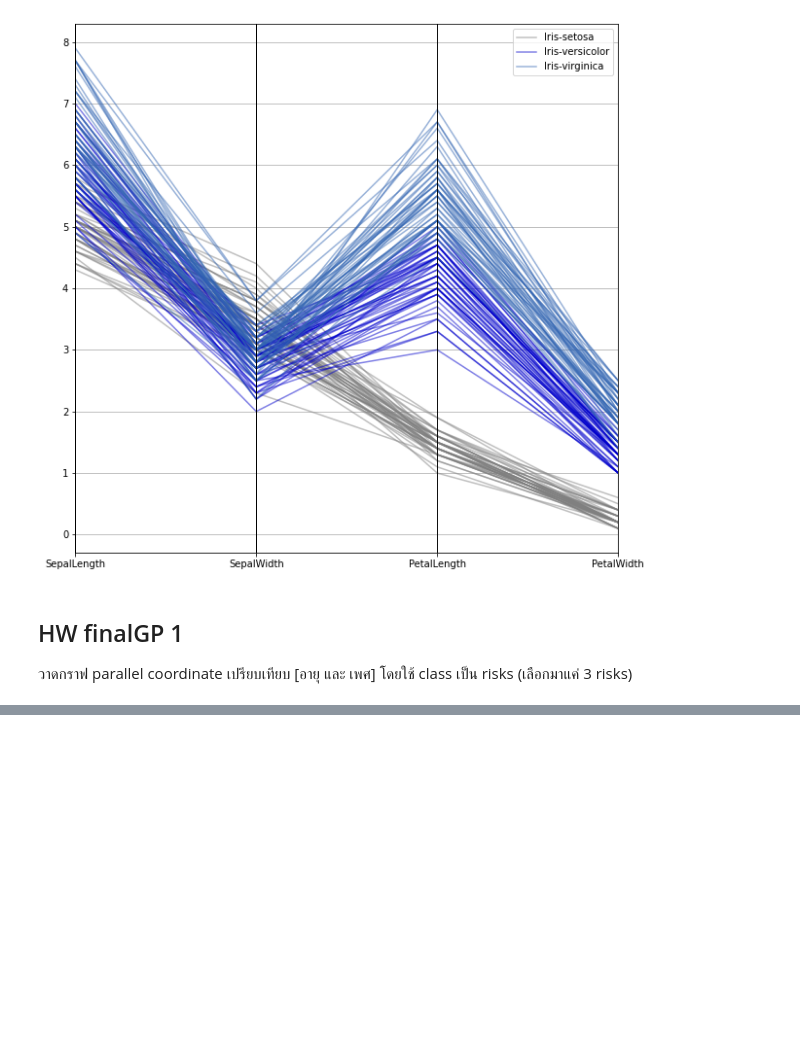
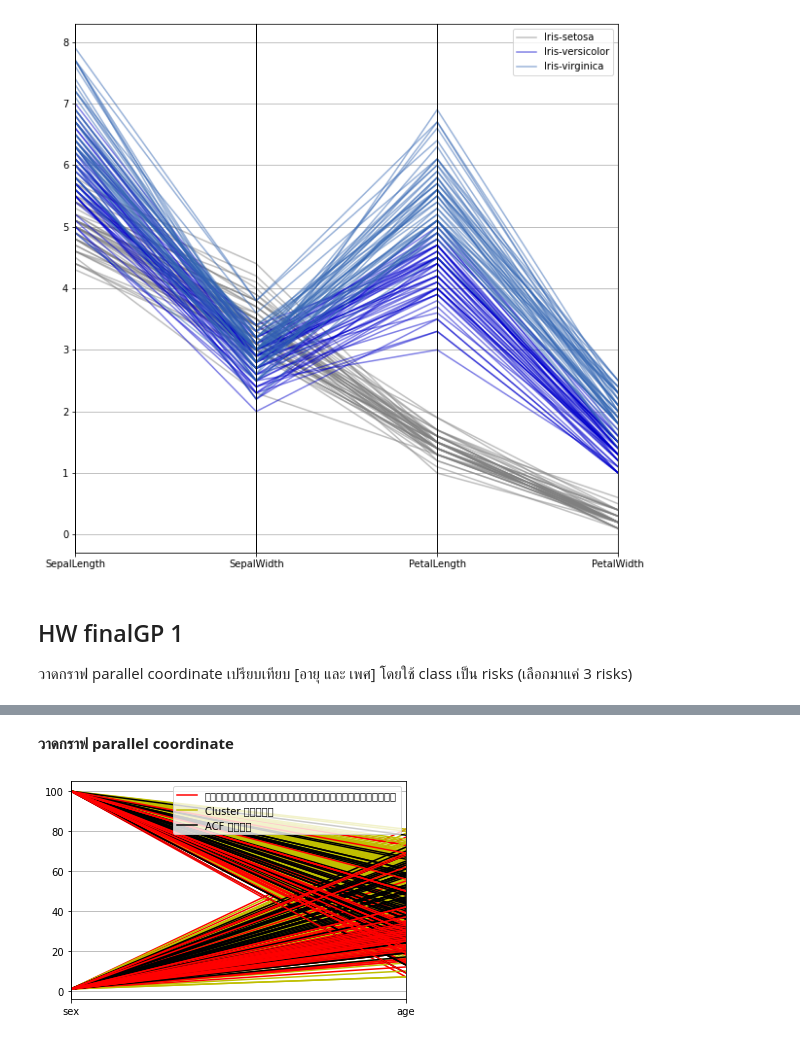
Before and after one commit to Gcpppinpak/data_viz_2022, a Jupyter notebook: DataViz01_Table_Data.ipynb, the cells around one changed output, grey strips where cells are left out. Cells and saved outputs as stored; diff of their text form; code cells hidden in the pictures; blank space fills up the shorter version.

```diff
--- a/DataViz01_Table_Data.ipynb
+++ b/DataViz01_Table_Data.ipynb
@@ -142,0 +155,2 @@ pd.plotting.parallel_coordinates(df, 'Name', color=[[0.5,0.5,0.5,0.5],[0,0,0.8,0
+# %%
+data_p = data_covid[['sex','age','risk']]  # เลือกดูข้อมูลเฉพาะ [อายุ และ เพศ] โดยใช้ class เป็น risk
@@ -142,0 +173,3 @@ pd.plotting.parallel_coordinates(df, 'Name', color=[[0.5,0.5,0.5,0.5],[0,0,0.8,0
+# %%
+data_drop = data_p.dropna() #ลบค่า Missing ออก
+data_drop
@@ -142,0 +293,3 @@ pd.plotting.parallel_coordinates(df, 'Name', color=[[0.5,0.5,0.5,0.5],[0,0,0.8,0
+# %%
+dfilter = data_drop[data_drop['risk'].str.contains('คนต่างชาติเดินทางมาจากต่างประเทศ|Cluster ระยอง|ACF สีลม')]
+dfilter
@@ -142,0 +312,4 @@ pd.plotting.parallel_coordinates(df, 'Name', color=[[0.5,0.5,0.5,0.5],[0,0,0.8,0
+# %%
+# เปลี่ยนคอลัมน์ sex จาก String เป็น ตัวเลข
+dfilter['sex'].replace({'ชาย':1,'หญิง':100}, inplace=True)
+dfilter
@@ -142,0 +334,6 @@ pd.plotting.parallel_coordinates(df, 'Name', color=[[0.5,0.5,0.5,0.5],[0,0,0.8,0
+# %% [markdown]
+**วาดกราฟ parallel coordinate**
+# %%
+pd.plotting.parallel_coordinates(dfilter, 'risk', color=['r','y','k']);       # plot ข้อมูล new_data_risk โดยให้คอลัมน์ risk เป็นตัวแบ่ง
+# %% [output]
+[figure, added]
```
Also changed, not shown: parts of 19 cells of this notebook.
